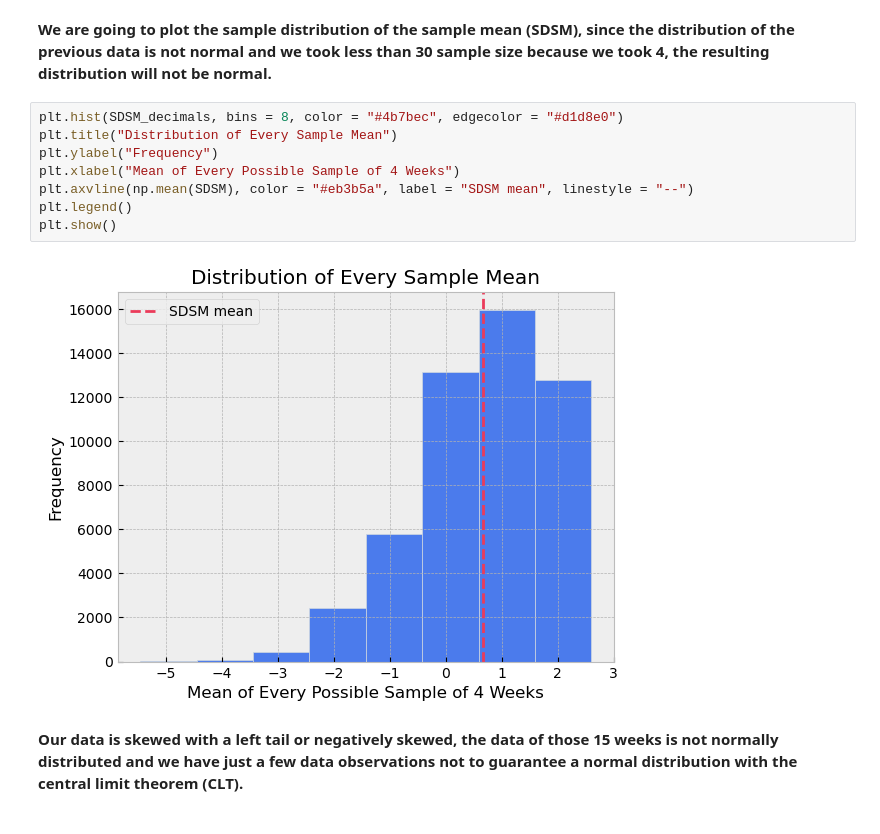
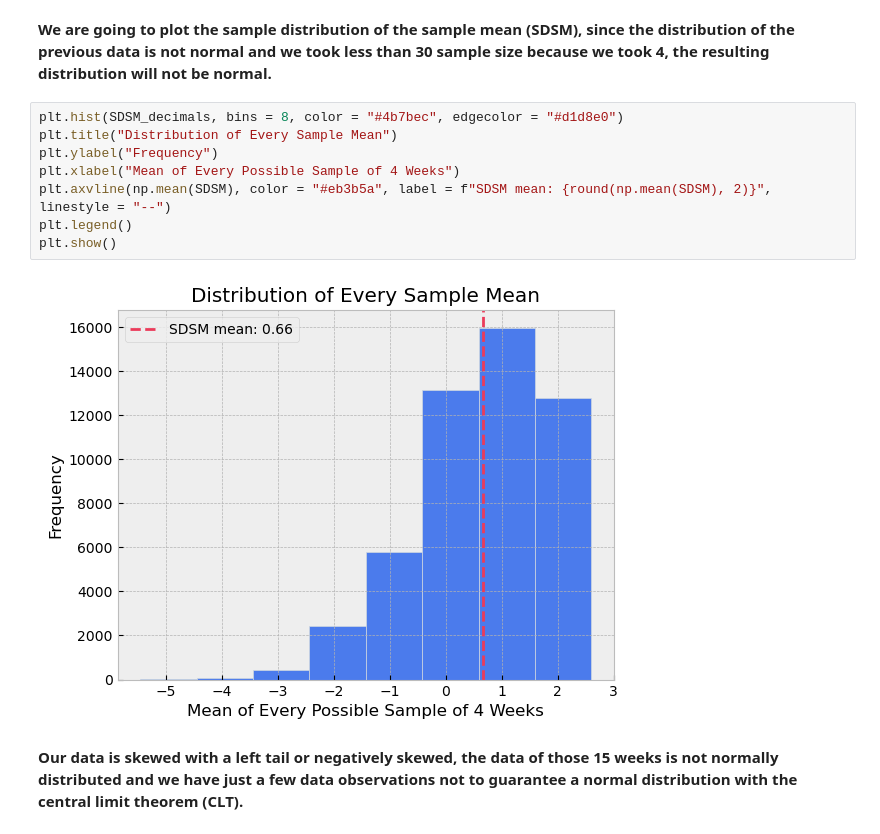
Before and after one commit to exio78/Data-Analysis, a Jupyter notebook: Probability/trading_roadmap/trading_projection_part_I.ipynb, the cells around one changed output. Saved outputs shown, nothing was run; the diff lists cells and outputs as text.

```diff
--- a/Probability/trading_roadmap/trading_projection_part_I.ipynb
+++ b/Probability/trading_roadmap/trading_projection_part_I.ipynb
@@ -112,13 +112,13 @@ abs(maxi - mini) # this is the range of the distribution, divide this by 1 (leng
 # %%
 plt.hist(SDSM_decimals, bins = 8, color = "#4b7bec", edgecolor = "#d1d8e0")
 plt.title("Distribution of Every Sample Mean")
 plt.ylabel("Frequency")
 plt.xlabel("Mean of Every Possible Sample of 4 Weeks")
-plt.axvline(np.mean(SDSM), color = "#eb3b5a", label = "SDSM mean", linestyle = "--")
+plt.axvline(np.mean(SDSM), color = "#eb3b5a", label = f"SDSM mean: {round(np.mean(SDSM), 2)}", linestyle = "--")
 plt.legend()
 plt.show()
 # %% [output]
-[figure, old version]
+[figure, new version]
 # %% [markdown]
 **Our data is skewed with a left tail or negatively skewed, the data of those 15 weeks is not normally distributed and we have just a few data observations not to guarantee a normal distribution with the central limit theorem (CLT).**
 # %%
```
Also changed, not shown: parts of 41 cells of this notebook.
